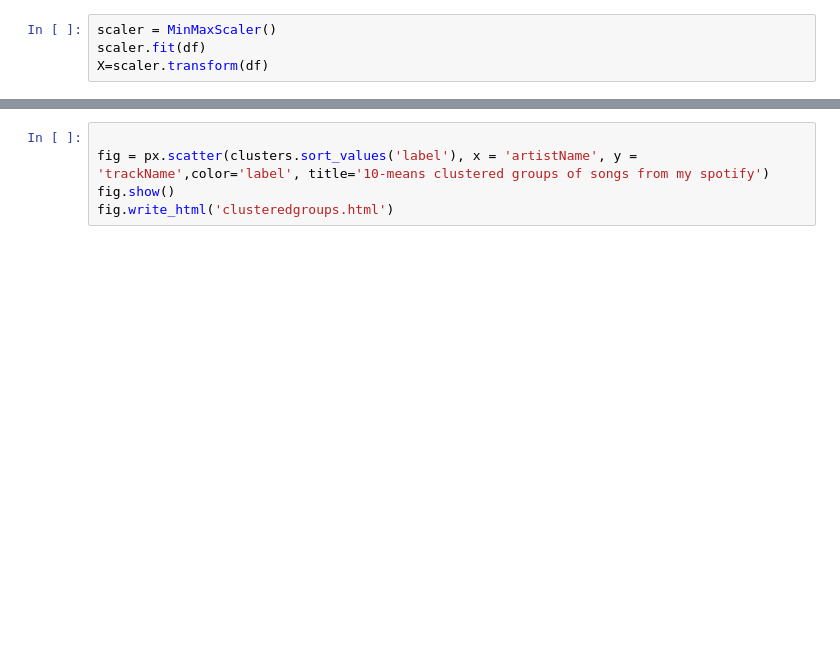
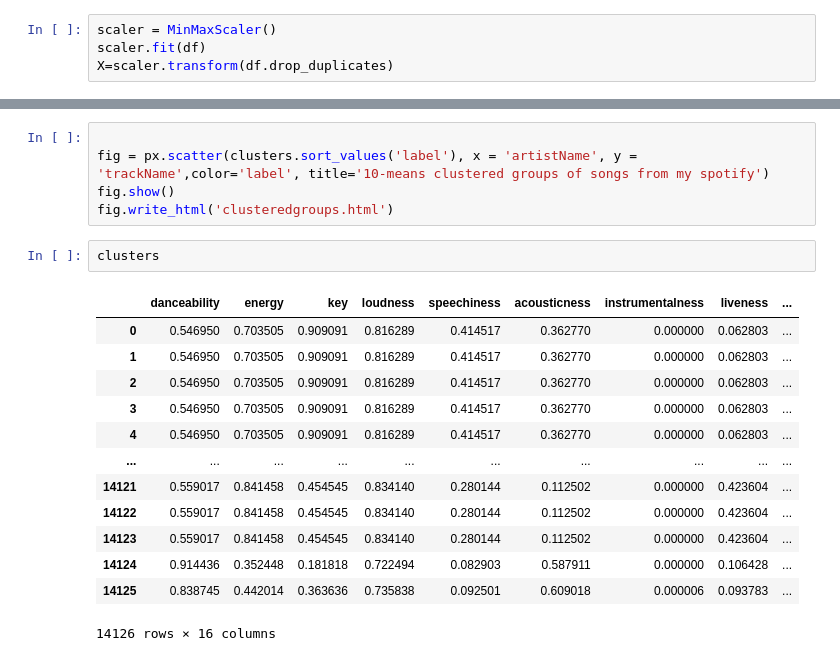
Before and after one commit to 98yangjames/SpotifyML, a Jupyter notebook: clustering.ipynb, the cells around one changed output, grey strips where cells are left out. Saved outputs shown, nothing was run; the diff lists cells and outputs as text; blank space fills up the shorter version.

Commit message:
clustering

```diff
--- a/clustering.ipynb
+++ b/clustering.ipynb
@@ -32,4 +32,4 @@ import numpy as np
 # %%
 scaler = MinMaxScaler()
 scaler.fit(df)
-X=scaler.transform(df)
+X=scaler.transform(df.drop_duplicates)
@@ -132,3 +134,19 @@ Index(['danceability', 'energy', 'key', 'loudness', 'speechiness',
 fig = px.scatter(clusters.sort_values('label'), x = 'artistName', y = 'trackName',color='label', title='10-means clustered groups of songs from my spotify')
 fig.show()
 fig.write_html('clusteredgroups.html')
+# %%
+clusters
+# %% [output]
+|  | danceability | energy | key | loudness | speechiness | acousticness | instrumentalness | liveness | ... |
+| 0 | 0.546950 | 0.703505 | 0.909091 | 0.816289 | 0.414517 | 0.362770 | 0.000000 | 0.062803 | ... |
+| 1 | 0.546950 | 0.703505 | 0.909091 | 0.816289 | 0.414517 | 0.362770 | 0.000000 | 0.062803 | ... |
+| 2 | 0.546950 | 0.703505 | 0.909091 | 0.816289 | 0.414517 | 0.362770 | 0.000000 | 0.062803 | ... |
+| 3 | 0.546950 | 0.703505 | 0.909091 | 0.816289 | 0.414517 | 0.362770 | 0.000000 | 0.062803 | ... |
+| 4 | 0.546950 | 0.703505 | 0.909091 | 0.816289 | 0.414517 | 0.362770 | 0.000000 | 0.062803 | ... |
+| ... | ... | ... | ... | ... | ... | ... | ... | ... | ... |
+| 14121 | 0.559017 | 0.841458 | 0.454545 | 0.834140 | 0.280144 | 0.112502 | 0.000000 | 0.423604 | ... |
+| 14122 | 0.559017 | 0.841458 | 0.454545 | 0.834140 | 0.280144 | 0.112502 | 0.000000 | 0.423604 | ... |
+| 14123 | 0.559017 | 0.841458 | 0.454545 | 0.834140 | 0.280144 | 0.112502 | 0.000000 | 0.423604 | ... |
+| 14124 | 0.914436 | 0.352448 | 0.181818 | 0.722494 | 0.082903 | 0.587911 | 0.000000 | 0.106428 | ... |
+| 14125 | 0.838745 | 0.442014 | 0.363636 | 0.735838 | 0.092501 | 0.609018 | 0.000006 | 0.093783 | ... |
+14126 rows × 16 columns
```
Also changed, not shown: parts of 4 cells of this notebook, 5 other files.
